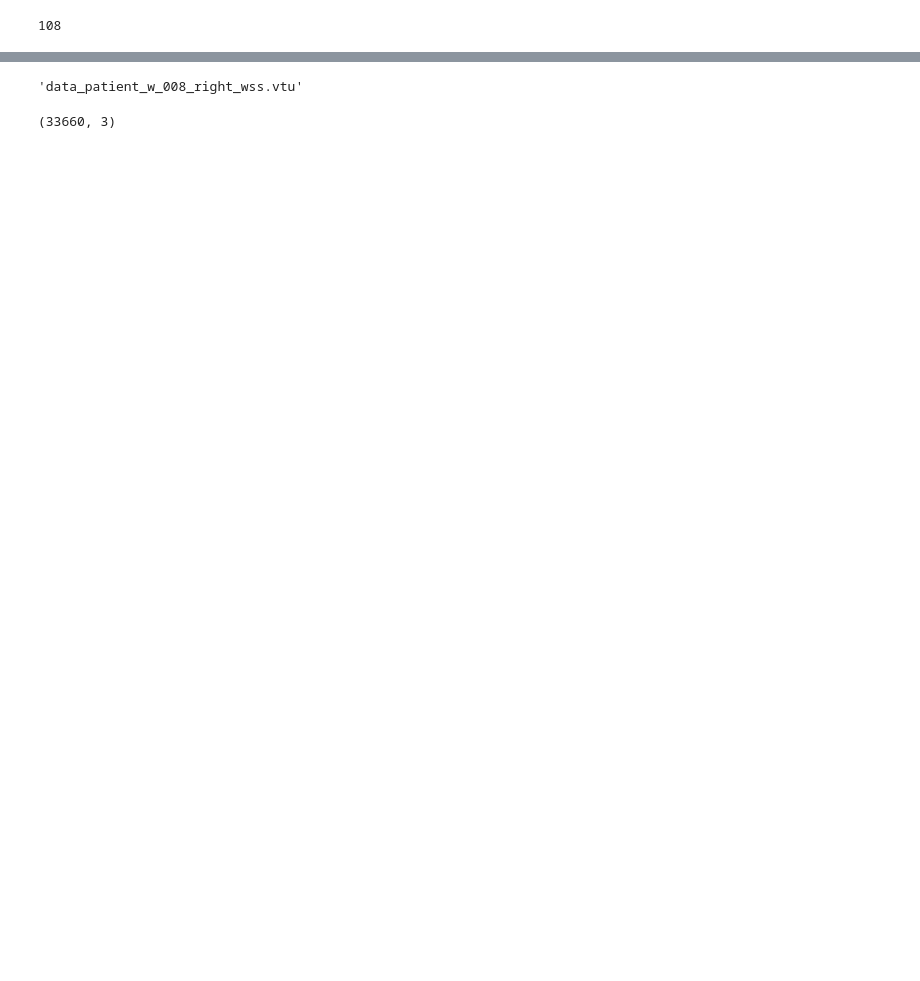
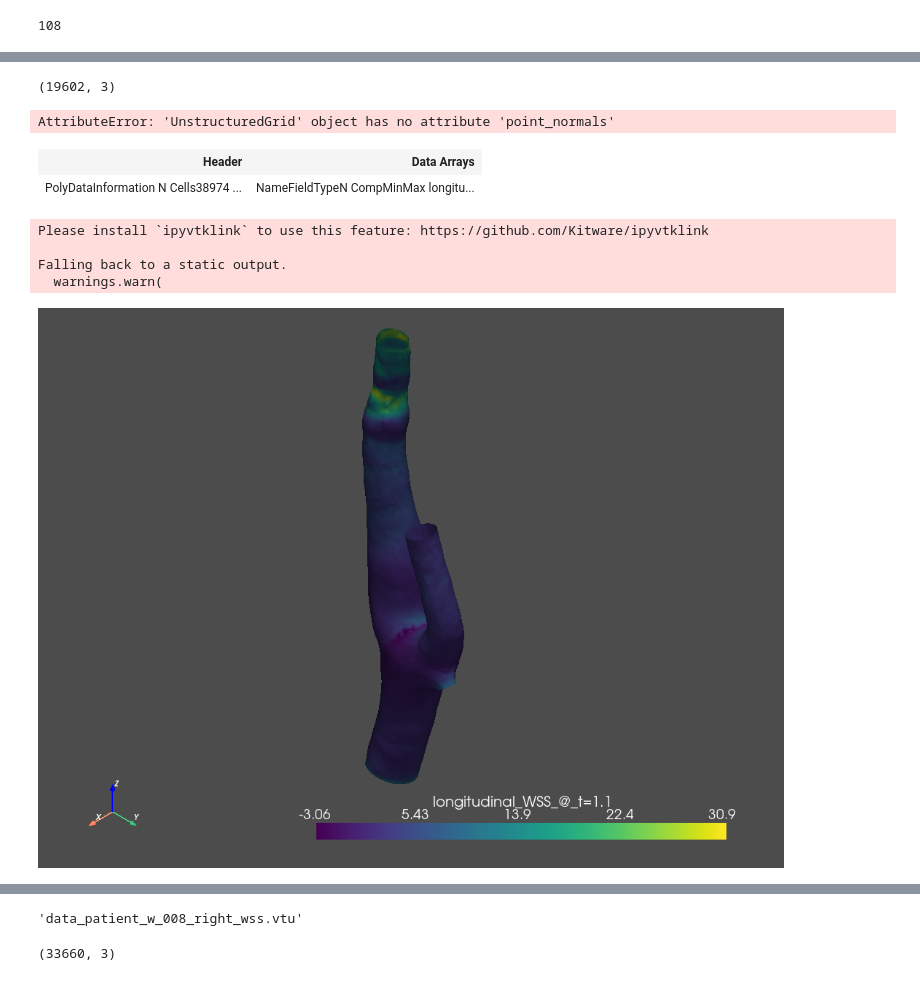
Before and after one commit to rhoP/MLgSA_GCNN, a Jupyter notebook: anal/Analysis.ipynb, the cells around one changed output, grey strips where cells are left out. Saved outputs shown, nothing was run; the diff lists cells and outputs as text; code cells hidden in the pictures; blank space fills up the shorter version.

Commit message:
surface normals added to preprocessing

```diff
--- a/anal/Analysis.ipynb
+++ b/anal/Analysis.ipynb
@@ -14,7 +13,7 @@ from sklearn.preprocessing import StandardScaler
 from sklearn.model_selection import train_test_split
 # %%
 # Load wss files from the data directory
-mypath = '../../data/MlgSA/wss/'
+mypath = '/home/rohit/Documents/Projects/ML/data/MLgSA/wss/'
 onlyfiles = np.asarray([f for f in listdir(mypath) if isfile(join(mypath, f))])
 onlyfiles.sort()
 print(len(onlyfiles))
@@ -274,0 +200,26 @@ df
+# %%
+reader = pv.get_reader(mypath + onlyfiles[3])
+mesh = reader.read()
+# %%
+mesh.points.shape
+# %% [output]
+(19602, 3)
+# %%
+mesh.point_normals
+# %% [output]
+AttributeError: 'UnstructuredGrid' object has no attribute 'point_normals'
+# %%
+grid = mesh.extract_surface()
+# %%
+grid.compute_normals(inplace=True)
+# %% [output]
+| Header | Data Arrays |
+| PolyDataInformation N Cells38974 ... | NameFieldTypeN CompMinMax longitu... |
+# %%
+grid.plot(scalars='longitudinal_WSS_@_t=1.1')
+# %% [output]
+Please install `ipyvtklink` to use this feature: https://github.com/Kitware/ipyvtklink
+
+Falling back to a static output.
+  warnings.warn(
+[figure, added]
```
Also changed, not shown: parts of 39 cells of this notebook, 2 other files.
